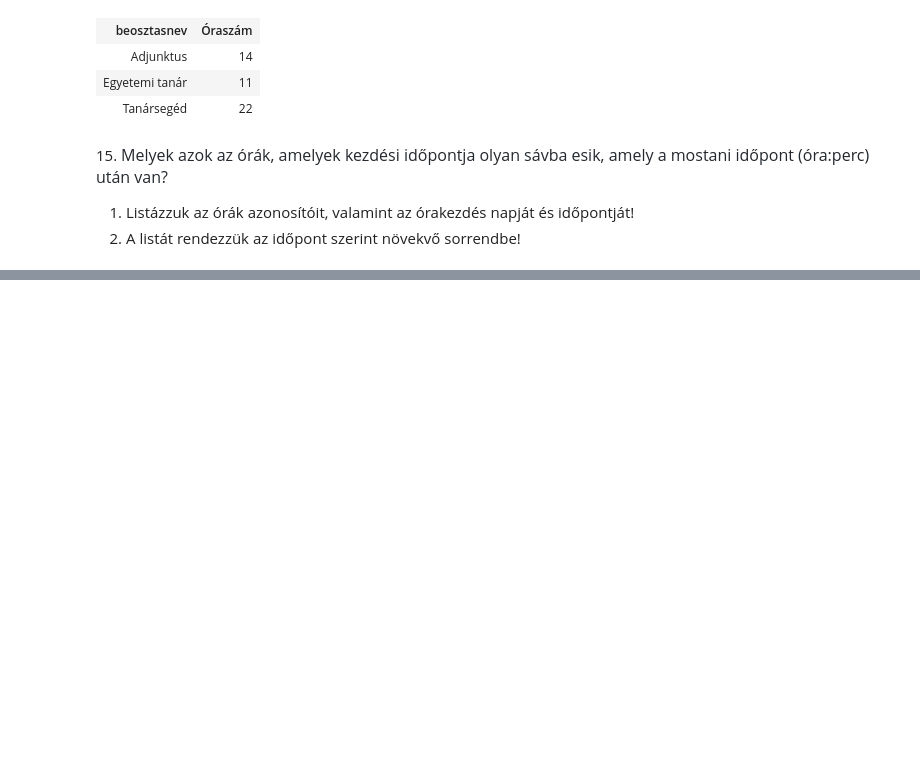
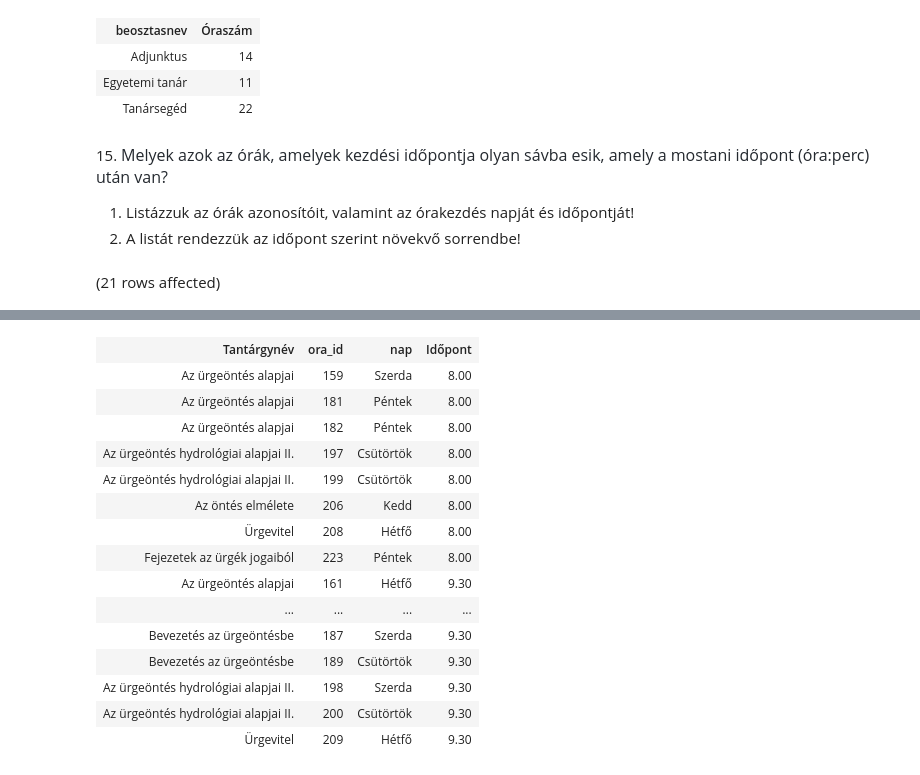
Before and after one commit to JanosZkcs/Adatbazisok_egyetem, a Jupyter notebook: gyakorlat02_feladatok .ipynb, the cells around one changed output, grey strips where cells are left out. Cells and saved outputs as stored; diff of their text form; code cells hidden in the pictures; blank space fills up the shorter version.

```diff
--- a/gyakorlat02_feladatok .ipynb
+++ b/gyakorlat02_feladatok .ipynb
@@ -350,3 +350,15 @@ Total execution time: 00:00:00.023
 
 1. Listázzuk az órák azonosítóit, valamint az órakezdés napját és időpontját!
 2. A listát rendezzük az időpont szerint növekvő sorrendbe!
+# %%
+SELECT  t.Tantárgynév,
+        o.ora_id,
+        n.nap,
+        s.Időpont
+FROM Orak o JOIN Tantárgyak t ON o.targy = t.Tkód
+    JOIN Savok s ON o.Sav = s.Sav_id
+    JOIN Napok n ON o.nap = n.nap_id
+WHERE Időpont > FORMAT(GETDATE(), 'HH:mm')
+ORDER BY s.Időpont
+# %% [output]
+(21 rows affected)
@@ -352,0 +366,16 @@ Total execution time: 00:00:00.023
+| Tantárgynév | ora_id | nap | Időpont |
+| Az ürgeöntés alapjai | 159 | Szerda | 8.00 |
+| Az ürgeöntés alapjai | 181 | Péntek | 8.00 |
+| Az ürgeöntés alapjai | 182 | Péntek | 8.00 |
+| Az ürgeöntés hydrológiai alapjai II. | 197 | Csütörtök | 8.00 |
+| Az ürgeöntés hydrológiai alapjai II. | 199 | Csütörtök | 8.00 |
+| Az öntés elmélete | 206 | Kedd | 8.00 |
+| Ürgevitel | 208 | Hétfő | 8.00 |
+| Fejezetek az ürgék jogaiból | 223 | Péntek | 8.00 |
+| Az ürgeöntés alapjai | 161 | Hétfő | 9.30 |
+| ... | ... | ... | ... |
+| Bevezetés az ürgeöntésbe | 187 | Szerda | 9.30 |
+| Bevezetés az ürgeöntésbe | 189 | Csütörtök | 9.30 |
+| Az ürgeöntés hydrológiai alapjai II. | 198 | Szerda | 9.30 |
+| Az ürgeöntés hydrológiai alapjai II. | 200 | Csütörtök | 9.30 |
+| Ürgevitel | 209 | Hétfő | 9.30 |
```
Also changed, not shown: parts of 1 cell of this notebook.
